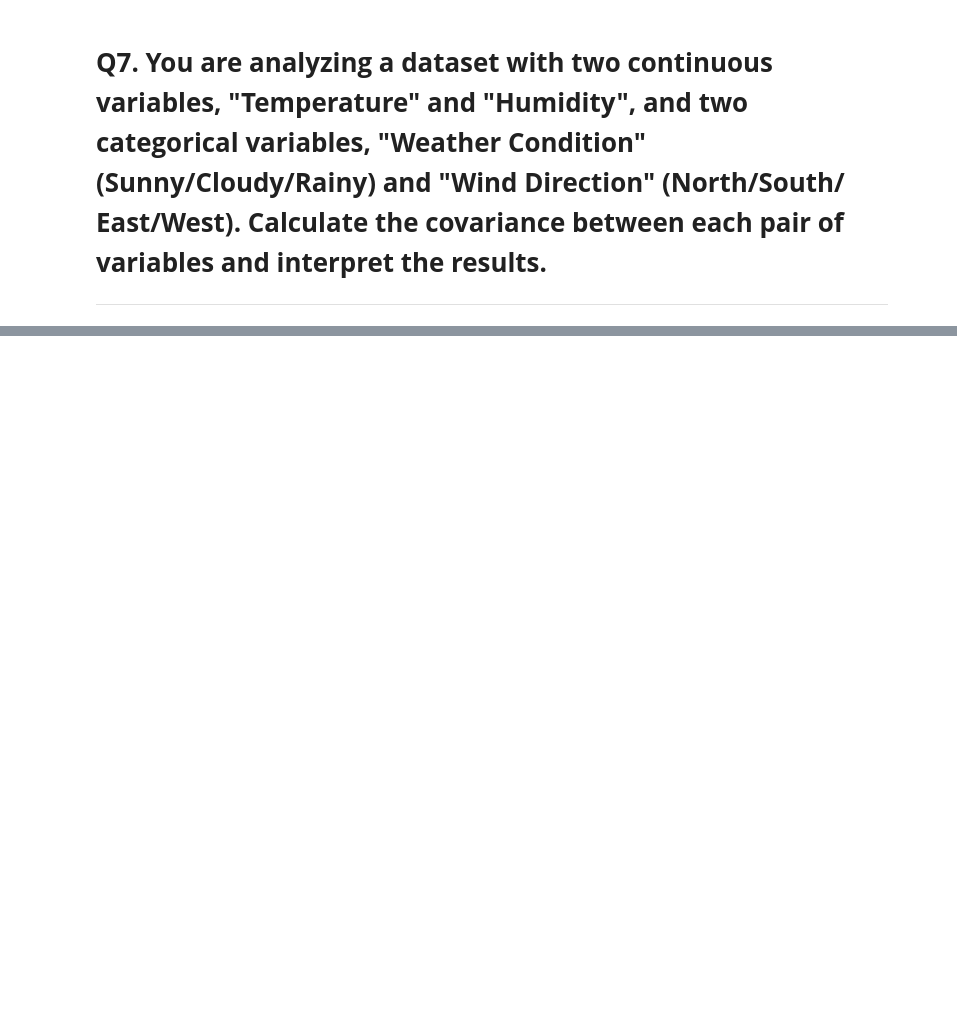
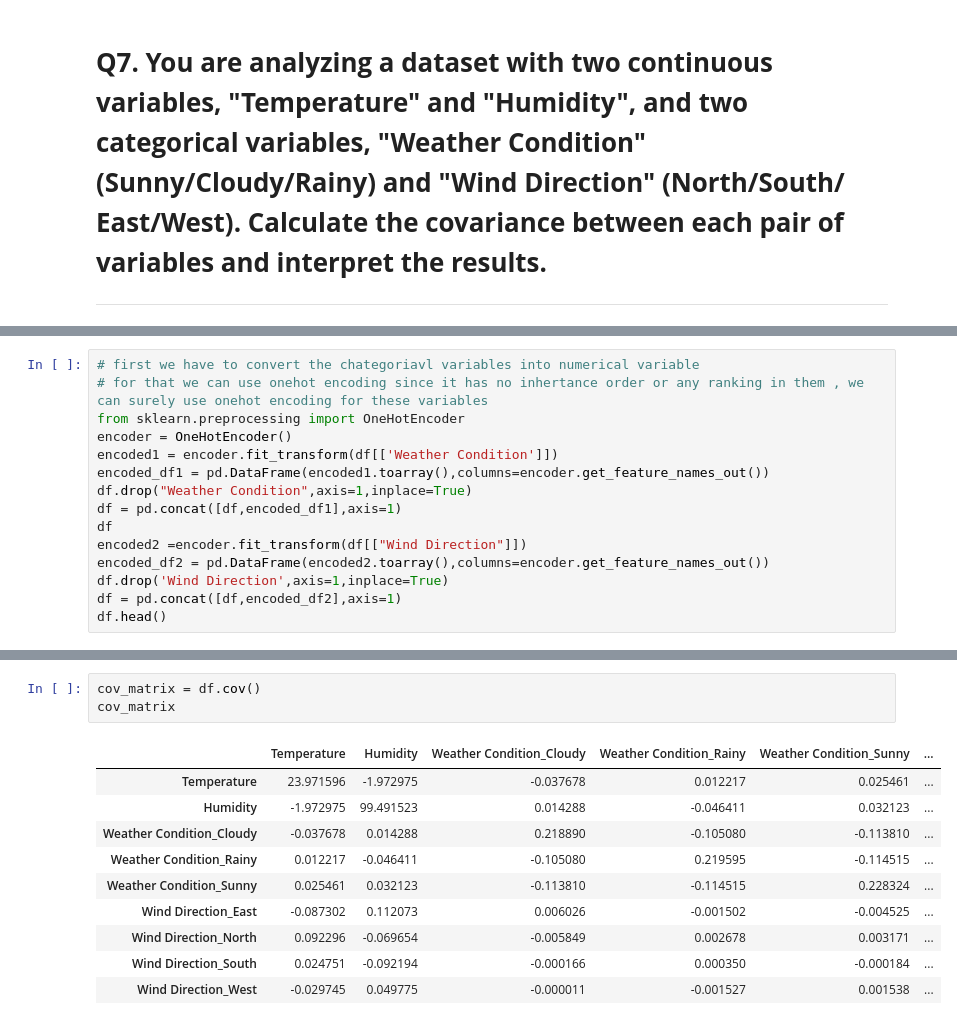
Before and after one commit to prashdev01/ML-assignments, a Jupyter notebook: 21Mar_ML_assignment.ipynb, the cells around one changed output, grey strips where cells are left out. Saved outputs shown, nothing was run; the diff lists cells and outputs as text; blank space fills up the shorter version.

```diff
--- a/21Mar_ML_assignment.ipynb
+++ b/21Mar_ML_assignment.ipynb
@@ -61,0 +254,15 @@ Where
+# %%
+# first we have to convert the chategoriavl variables into numerical variable
+# for that we can use onehot encoding since it has no inhertance order or any ranking in them , we can surely use onehot encoding for these variables
+from sklearn.preprocessing import OneHotEncoder
+encoder = OneHotEncoder()
+encoded1 = encoder.fit_transform(df[['Weather Condition']])
+encoded_df1 = pd.DataFrame(encoded1.toarray(),columns=encoder.get_feature_names_out())
+df.drop("Weather Condition",axis=1,inplace=True)
+df = pd.concat([df,encoded_df1],axis=1)
+df
+encoded2 =encoder.fit_transform(df[["Wind Direction"]])
+encoded_df2 = pd.DataFrame(encoded2.toarray(),columns=encoder.get_feature_names_out())
+df.drop('Wind Direction',axis=1,inplace=True)
+df = pd.concat([df,encoded_df2],axis=1)
+df.head()
@@ -61,0 +276,14 @@ Where
+# %%
+cov_matrix = df.cov()
+cov_matrix
+# %% [output]
+|  | Temperature | Humidity | Weather Condition_Cloudy | Weather Condition_Rainy | Weather Condition_Sunny | ... |
+| Temperature | 23.971596 | -1.972975 | -0.037678 | 0.012217 | 0.025461 | ... |
+| Humidity | -1.972975 | 99.491523 | 0.014288 | -0.046411 | 0.032123 | ... |
+| Weather Condition_Cloudy | -0.037678 | 0.014288 | 0.218890 | -0.105080 | -0.113810 | ... |
+| Weather Condition_Rainy | 0.012217 | -0.046411 | -0.105080 | 0.219595 | -0.114515 | ... |
+| Weather Condition_Sunny | 0.025461 | 0.032123 | -0.113810 | -0.114515 | 0.228324 | ... |
+| Wind Direction_East | -0.087302 | 0.112073 | 0.006026 | -0.001502 | -0.004525 | ... |
+| Wind Direction_North | 0.092296 | -0.069654 | -0.005849 | 0.002678 | 0.003171 | ... |
+| Wind Direction_South | 0.024751 | -0.092194 | -0.000166 | 0.000350 | -0.000184 | ... |
+| Wind Direction_West | -0.029745 | 0.049775 | -0.000011 | -0.001527 | 0.001538 | ... |
```
Also changed, not shown: parts of 23 cells of this notebook, 3 other files.
